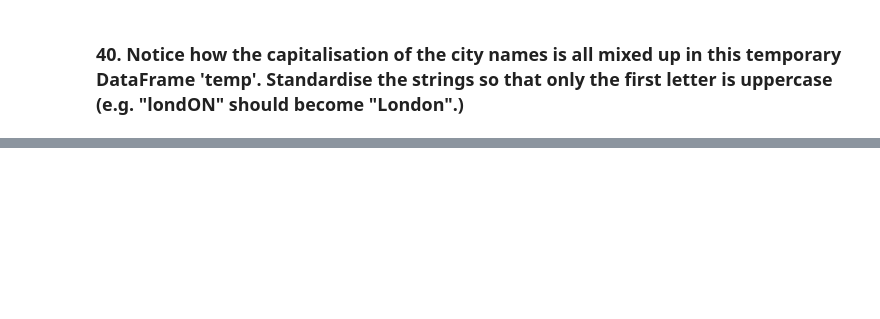
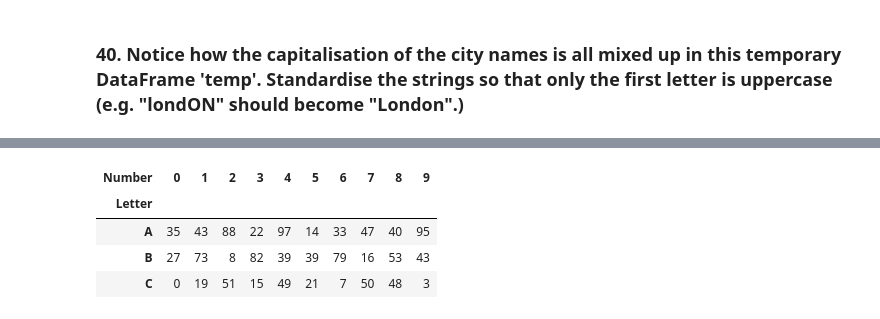
Before and after one commit to TanjiEvan/Python, a Jupyter notebook: Numpy&Pandas/50_Pandas_Problems.ipynb, the cells around one changed output, grey strips where cells are left out. Cells and saved outputs as stored; diff of their text form; code cells hidden in the pictures; blank space fills up the shorter version.

```diff
--- a/Numpy&Pandas/100_Pandas_Problems.ipynb
+++ b/Numpy&Pandas/50_Pandas_Problems.ipynb
@@ -1111,0 +1214,9 @@ temp
+# %%
+letters = ['A', 'B', 'C']
+numbers = list(range(10))
+
+mi = pd.MultiIndex.from_product([letters, numbers], names=['Letter', 'Number'])
+values = np.random.randint(100, size=len(mi))
+
+s = pd.Series(values, index=mi)
+s
@@ -1111,0 +1392,8 @@ temp
+# %%
+s.unstack()
+# %% [output]
+| Number | 0 | 1 | 2 | 3 | 4 | 5 | 6 | 7 | 8 | 9 |
+| Letter |  |  |  |  |  |  |  |  |  |  |
+| A | 35 | 43 | 88 | 22 | 97 | 14 | 33 | 47 | 40 | 95 |
+| B | 27 | 73 | 8 | 82 | 39 | 39 | 79 | 16 | 53 | 43 |
+| C | 0 | 19 | 51 | 15 | 49 | 21 | 7 | 50 | 48 | 3 |
```
Also changed, not shown: parts of 56 cells of this notebook.
